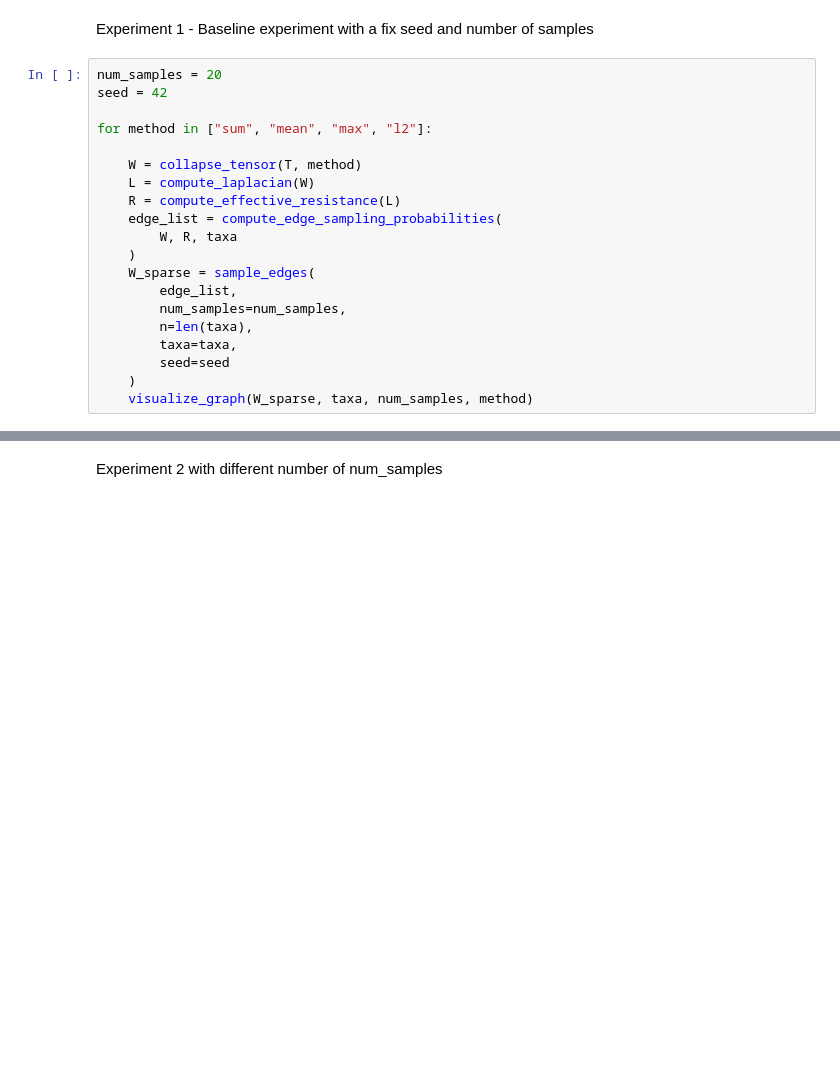
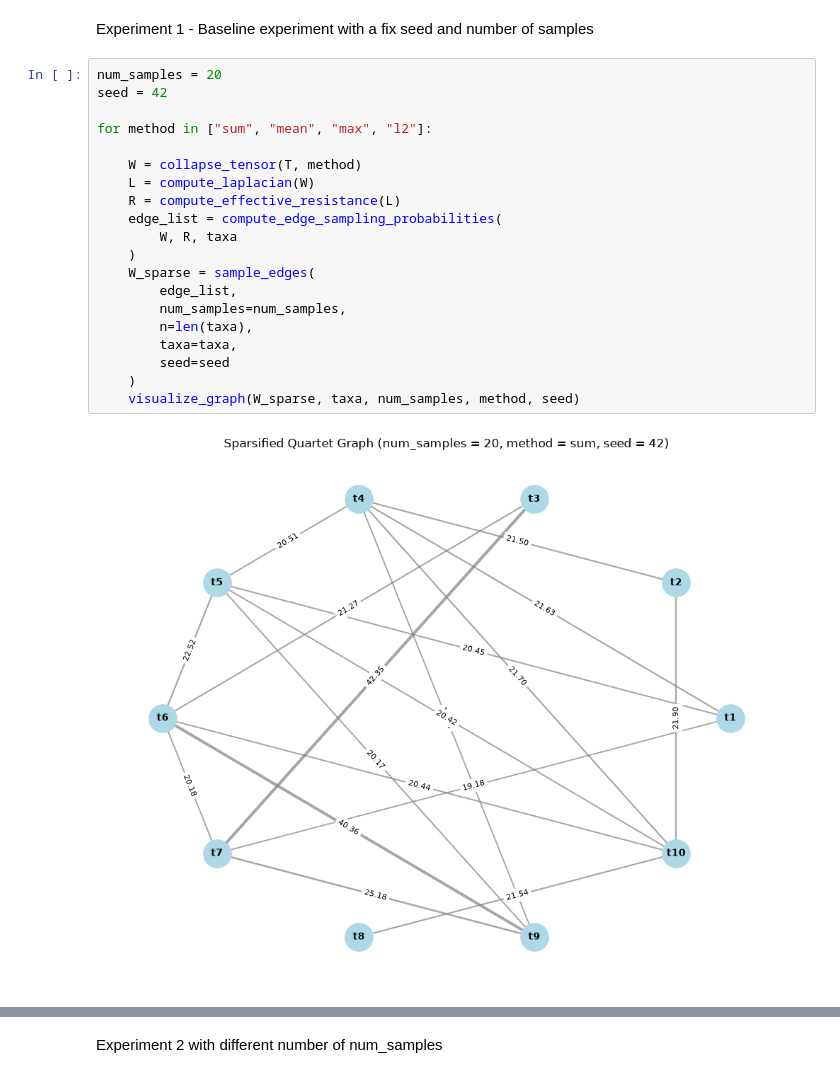
Before and after one commit to solislemuslab/phylo-tensor, a Jupyter notebook: initial_experiments/new_experiment.ipynb, the cells around one changed output, grey strips where cells are left out. Cells and saved outputs as stored; diff of their text form; blank space fills up the shorter version.

```diff
--- a/initial_experiments/new_experiment.ipynb
+++ b/initial_experiments/new_experiment.ipynb
@@ -14,20 +18,22 @@ Experiment 1 - Baseline experiment with a fix seed and number of samples
 # %%
 num_samples = 20
 seed = 42
 
 for method in ["sum", "mean", "max", "l2"]:
 
     W = collapse_tensor(T, method)
     L = compute_laplacian(W)
     R = compute_effective_resistance(L)
     edge_list = compute_edge_sampling_probabilities(
         W, R, taxa
     )
     W_sparse = sample_edges(
         edge_list,
         num_samples=num_samples,
         n=len(taxa),
         taxa=taxa,
         seed=seed
     )
-    visualize_graph(W_sparse, taxa, num_samples, method)
+    visualize_graph(W_sparse, taxa, num_samples, method, seed)
+# %% [output]
+[figure, added]
```
Also changed, not shown: parts of 3 cells of this notebook, 5 other files.
